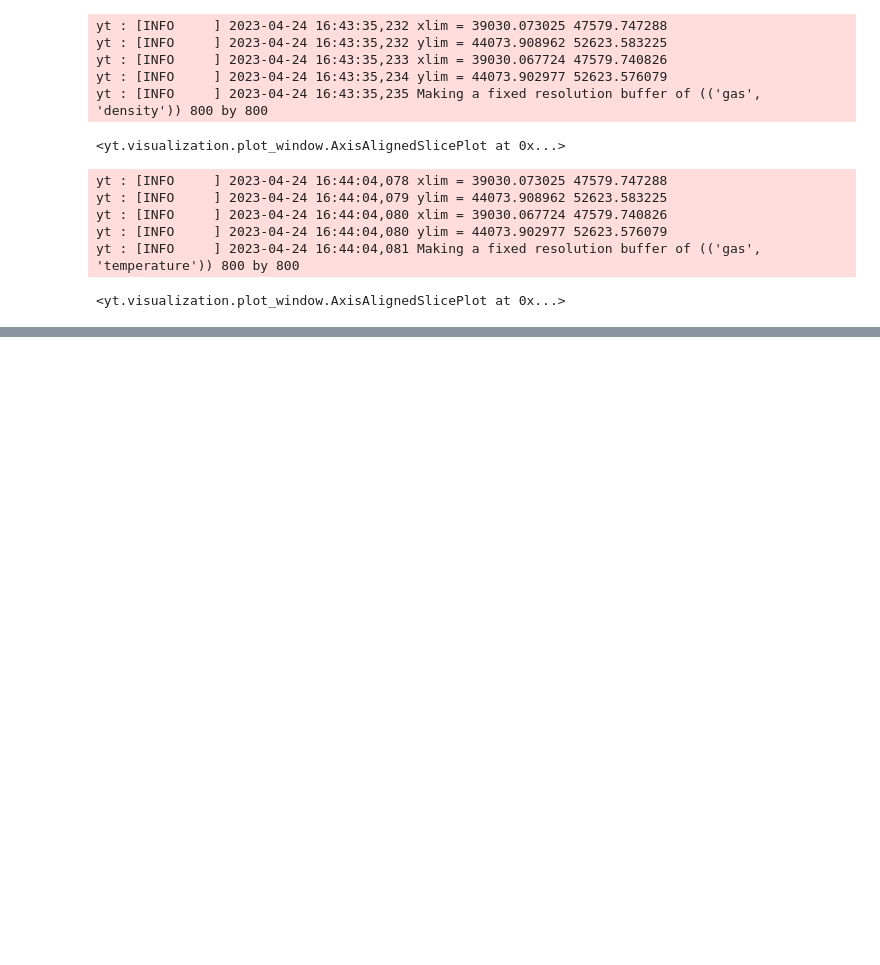
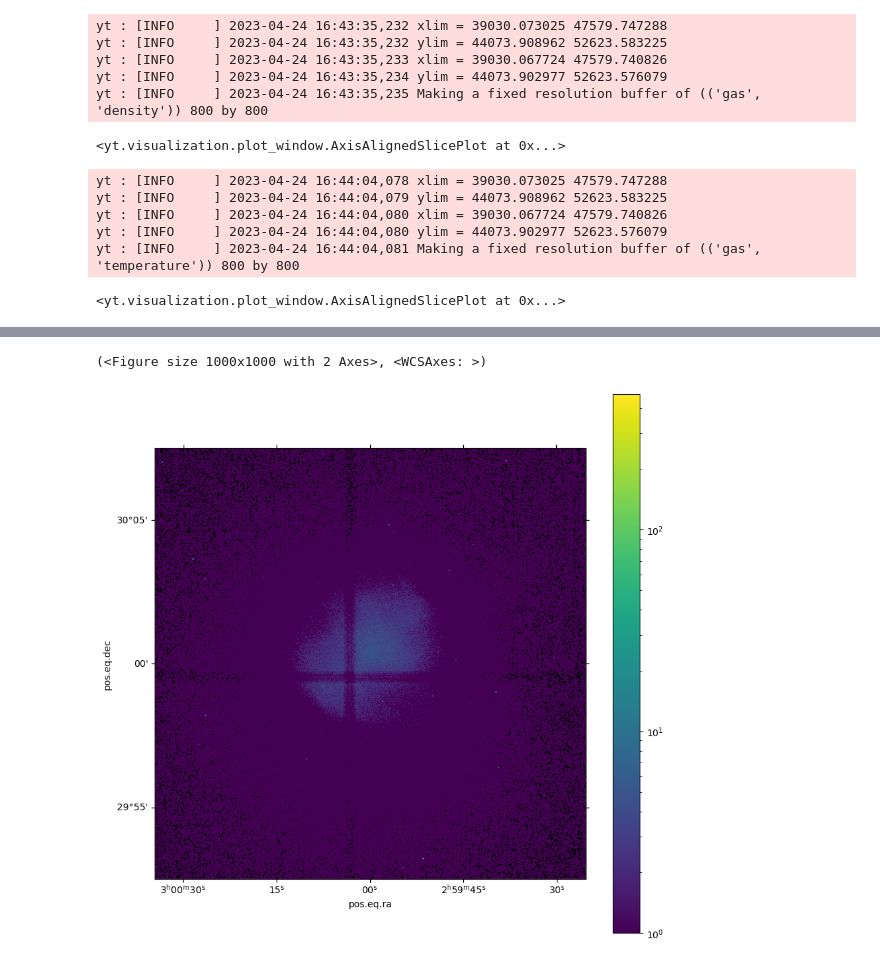
Before and after one commit to Infinite-Improbability/BayesX, a Jupyter notebook: scripts/tng_prep.ipynb, the cells around one changed output, grey strips where cells are left out. Drawn from its saved outputs; the diff is of its cells as text; code cells hidden in the pictures; blank space fills up the shorter version.

```diff
--- a/scripts/tng_prep.ipynb
+++ b/scripts/tng_prep.ipynb
@@ -323,0 +328,5 @@ soxs : [INFO     ] 2022-10-07 21:19:49,829 Observation complete.
+# %%
+soxs.plot_image(prefix + "obs_img.fits", stretch='log', cmap='viridis', width=0.25)
+# %% [output]
+(<Figure size 1000x1000 with 2 Axes>, <WCSAxes: >)
+[figure, added]
```
Also changed, not shown: parts of 5 cells of this notebook.
